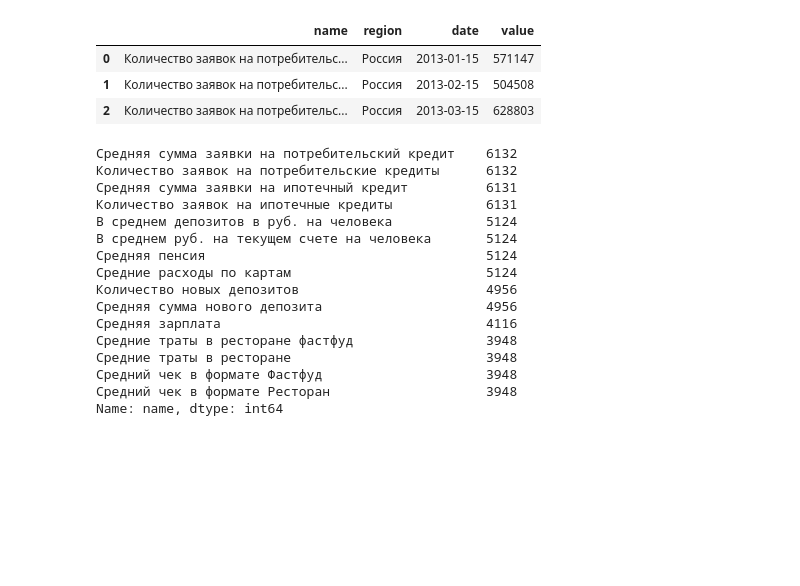
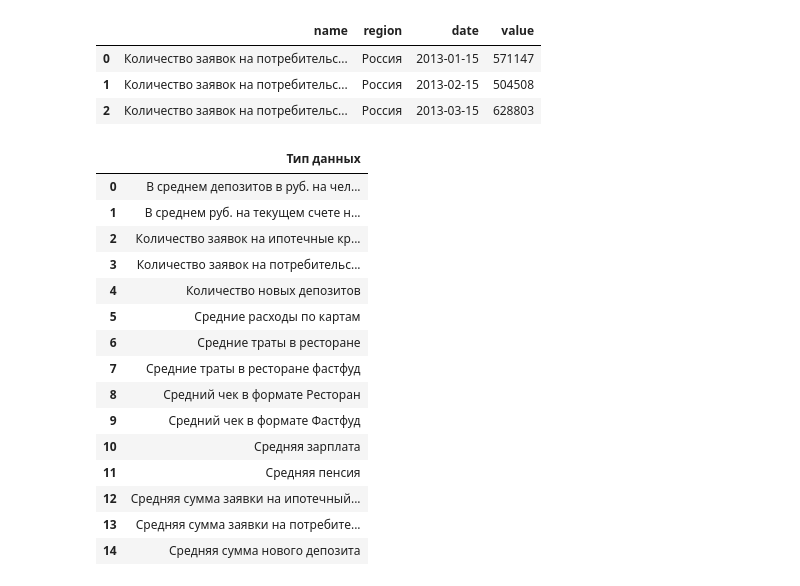
Before and after one commit to koryagin2006/GB_Course_Methods_of_collecting_and_processing_data_from_the_network, a Jupyter notebook: Lesson_8 Open data/Les_8 DZ Sber.ipynb, the cells around one changed output. Saved outputs shown, nothing was run; the diff lists cells and outputs as text; code cells hidden in the pictures; blank space fills up the shorter version.

```diff
--- a/Lesson_8 Open data/Les_8 DZ Sber.ipynb
+++ b/Lesson_8 Open data/Les_8 DZ Sber.ipynb
@@ -23,22 +23,22 @@ df.head(3)
 | 0 | Количество заявок на потребительс... | Россия | 2013-01-15 | 571147 |
 | 1 | Количество заявок на потребительс... | Россия | 2013-02-15 | 504508 |
 | 2 | Количество заявок на потребительс... | Россия | 2013-03-15 | 628803 |
-# %%
-df['name'].value_counts()
-# %% [output]
-Средняя сумма заявки на потребительский кредит    6132
-Количество заявок на потребительские кредиты      6132
-Средняя сумма заявки на ипотечный кредит          6131
-Количество заявок на ипотечные кредиты            6131
-В среднем депозитов в руб. на человека            5124
-В среднем руб. на текущем счете на человека       5124
-Средняя пенсия                                    5124
-Средние расходы по картам                         5124
-Количество новых депозитов                        4956
-Средняя сумма нового депозита                     4956
-Средняя зарплата                                  4116
-Средние траты в ресторане фастфуд                 3948
-Средние траты в ресторане                         3948
-Средний чек в формате Фастфуд                     3948
-Средний чек в формате Ресторан                    3948
-Name: name, dtype: int64
+# %%
+pd.DataFrame.from_dict({'Тип данных': df['name'].value_counts().index.sort_values().tolist()})
+# %% [output]
+|  | Тип данных |
+| 0 | В среднем депозитов в руб. на чел... |
+| 1 | В среднем руб. на текущем счете н... |
+| 2 | Количество заявок на ипотечные кр... |
+| 3 | Количество заявок на потребительс... |
+| 4 | Количество новых депозитов |
+| 5 | Средние расходы по картам |
+| 6 | Средние траты в ресторане |
+| 7 | Средние траты в ресторане фастфуд |
+| 8 | Средний чек в формате Ресторан |
+| 9 | Средний чек в формате Фастфуд |
+| 10 | Средняя зарплата |
+| 11 | Средняя пенсия |
+| 12 | Средняя сумма заявки на ипотечный... |
+| 13 | Средняя сумма заявки на потребите... |
+| 14 | Средняя сумма нового депозита |
```
Also changed, not shown: parts of 3 cells of this notebook.
